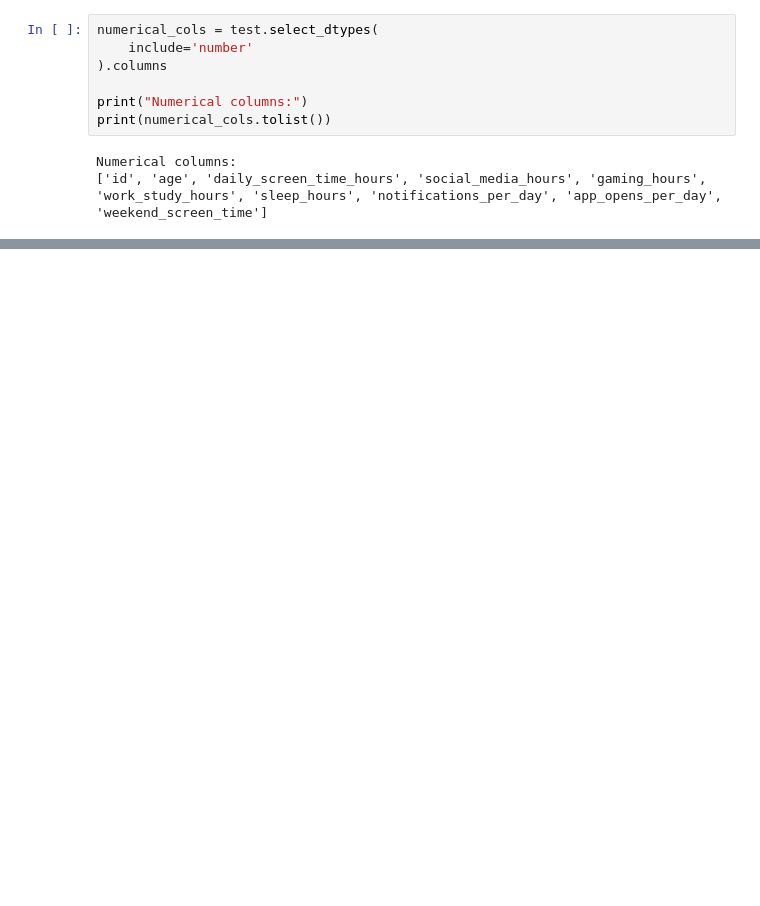
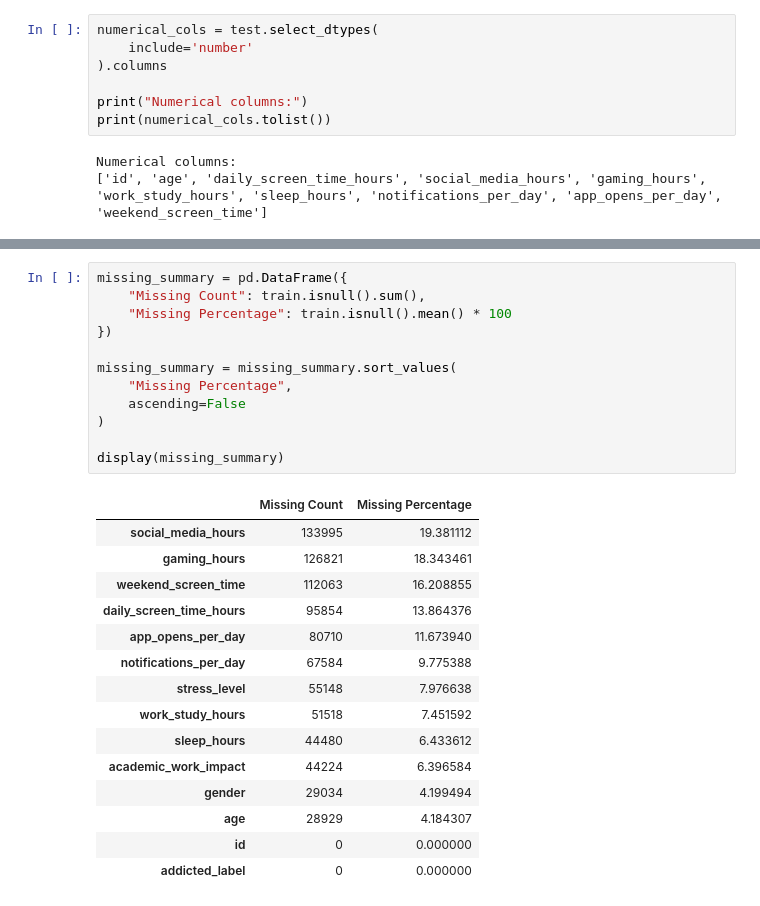
Before and after one commit to arsal-nia/Kaggle-Competition-Predicting-Smartphone-Addiction, a Jupyter notebook: s6e8-eda-understanding.ipynb, the cells around one changed output, grey strips where cells are left out. Cells and saved outputs as stored; diff of their text form; blank space fills up the shorter version.

```diff
--- a/s6e8-eda-understanding.ipynb
+++ b/s6e8-eda-understanding.ipynb
@@ -286,0 +300,28 @@ display(train[numerical_cols].describe().T)
+# %%
+missing_summary = pd.DataFrame({
+    "Missing Count": train.isnull().sum(),
+    "Missing Percentage": train.isnull().mean() * 100
+})
+
+missing_summary = missing_summary.sort_values(
+    "Missing Percentage",
+    ascending=False
+)
+
+display(missing_summary)
+# %% [output]
+|  | Missing Count | Missing Percentage |
+| social_media_hours | 133995 | 19.381112 |
+| gaming_hours | 126821 | 18.343461 |
+| weekend_screen_time | 112063 | 16.208855 |
+| daily_screen_time_hours | 95854 | 13.864376 |
+| app_opens_per_day | 80710 | 11.673940 |
+| notifications_per_day | 67584 | 9.775388 |
+| stress_level | 55148 | 7.976638 |
+| work_study_hours | 51518 | 7.451592 |
+| sleep_hours | 44480 | 6.433612 |
+| academic_work_impact | 44224 | 6.396584 |
+| gender | 29034 | 4.199494 |
+| age | 28929 | 4.184307 |
+| id | 0 | 0.000000 |
+| addicted_label | 0 | 0.000000 |
```
Also changed, not shown: parts of 5 cells of this notebook.
